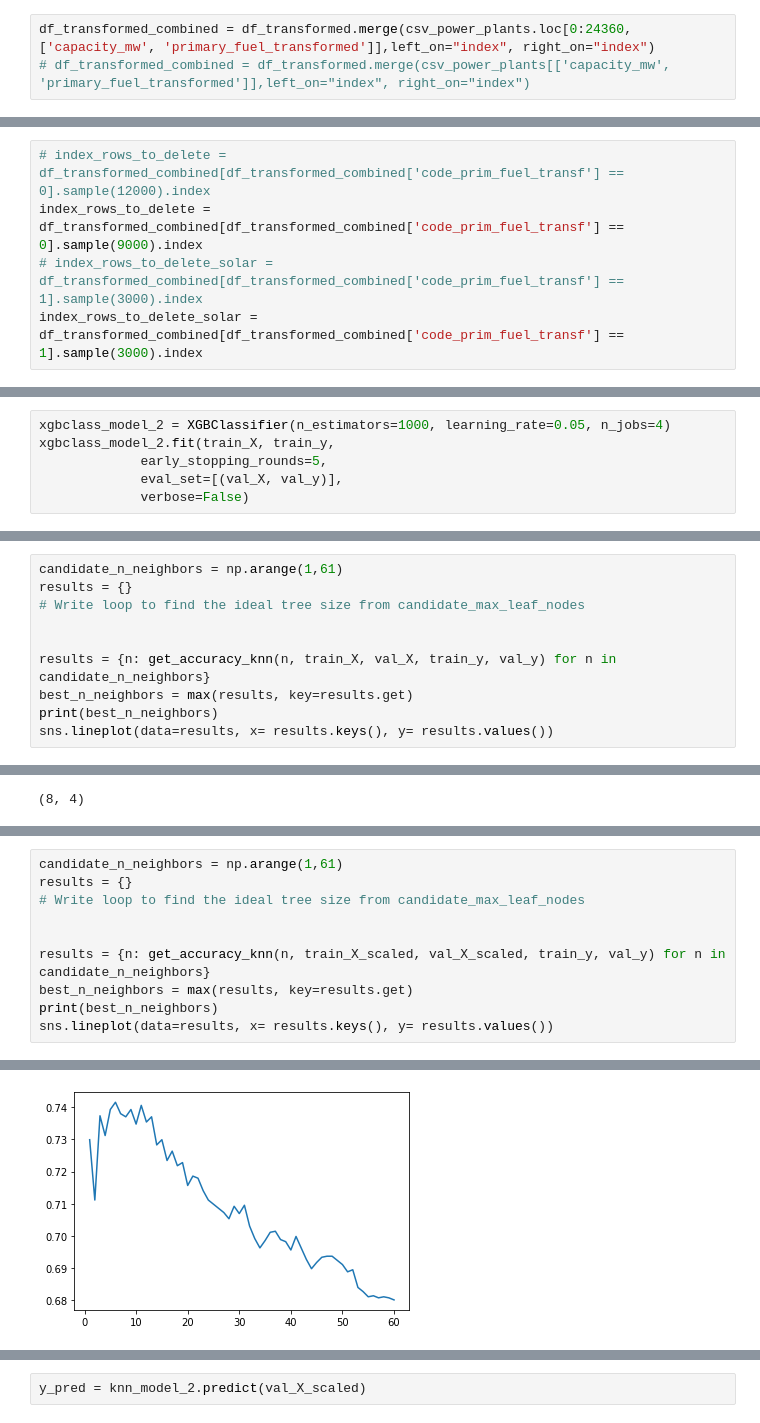
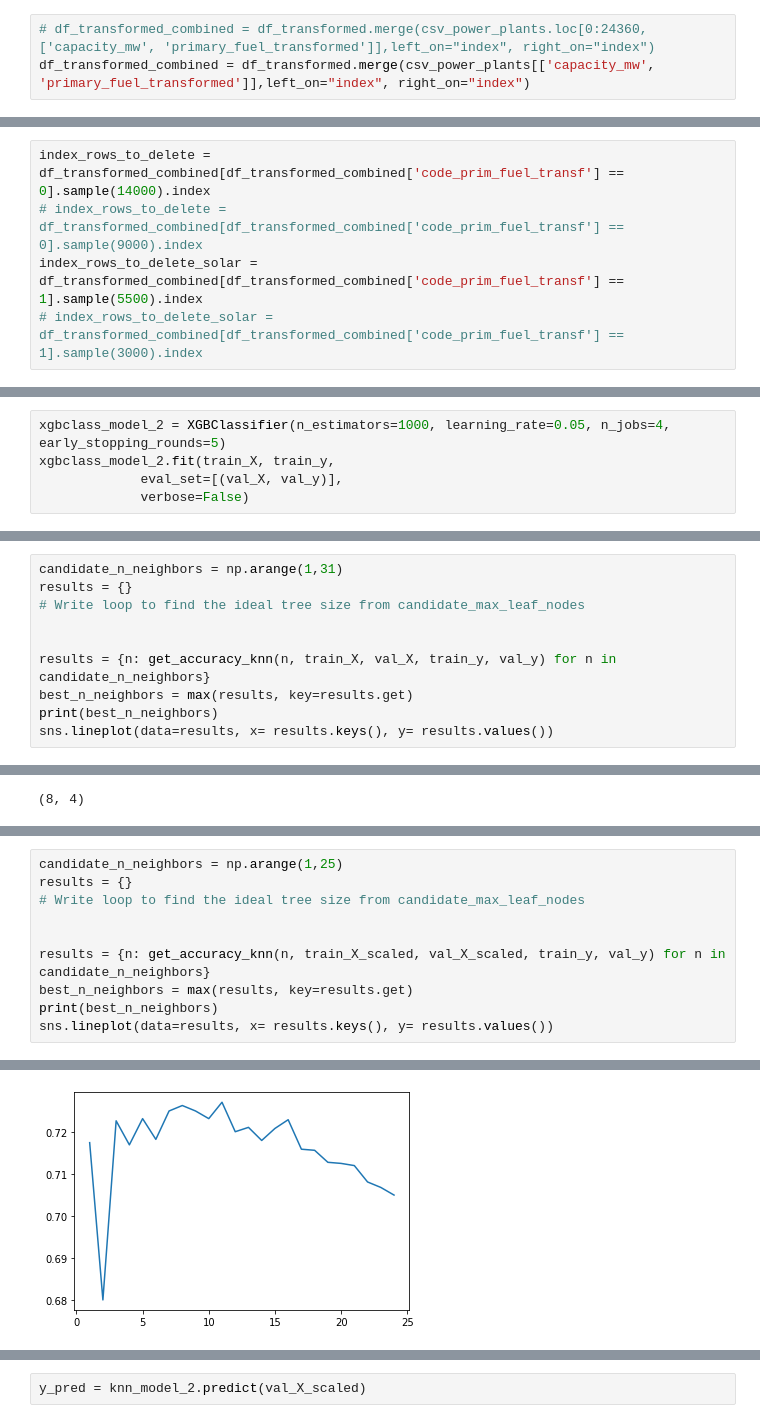
Before and after one commit to tomashbk/solar_wind_power_plants_prediction, a Jupyter notebook: notebooks/0.31-EDA-in-data-transformed-and-combined.ipynb, the cells around one changed output, grey strips where cells are left out. Drawn from its saved outputs; the diff is of its cells as text.

```diff
--- a/notebooks/0.31-EDA-in-data-transformed-and-combined.ipynb
+++ b/notebooks/0.31-EDA-in-data-transformed-and-combined.ipynb
@@ -75,8 +75,8 @@ csv_power_plants
 | 34935 | 750.0 | -16.5222 | 28.7619 | Other |
 34936 rows × 4 columns
 # %%
-df_transformed_combined = df_transformed.merge(csv_power_plants.loc[0:24360, ['capacity_mw', 'primary_fuel_transformed']],left_on="index", right_on="index")
-# df_transformed_combined = df_transformed.merge(csv_power_plants[['capacity_mw', 'primary_fuel_transformed']],left_on="index", right_on="index")
+# df_transformed_combined = df_transformed.merge(csv_power_plants.loc[0:24360, ['capacity_mw', 'primary_fuel_transformed']],left_on="index", right_on="index")
+df_transformed_combined = df_transformed.merge(csv_power_plants[['capacity_mw', 'primary_fuel_transformed']],left_on="index", right_on="index")
 # %%
 df_transformed_combined
 # %% [output]
@@ -123,10 +123,10 @@ df_target_equivalent
 # %% [markdown]
 ## Balancing the data
 # %%
-# index_rows_to_delete = df_transformed_combined[df_transformed_combined['code_prim_fuel_transf'] == 0].sample(12000).index
-index_rows_to_delete = df_transformed_combined[df_transformed_combined['code_prim_fuel_transf'] == 0].sample(9000).index
+index_rows_to_delete = df_transformed_combined[df_transformed_combined['code_prim_fuel_transf'] == 0].sample(14000).index
+# index_rows_to_delete = df_transformed_combined[df_transformed_combined['code_prim_fuel_transf'] == 0].sample(9000).index
+index_rows_to_delete_solar = df_transformed_combined[df_transformed_combined['code_prim_fuel_transf'] == 1].sample(5500).index
 # index_rows_to_delete_solar = df_transformed_combined[df_transformed_combined['code_prim_fuel_transf'] == 1].sample(3000).index
-index_rows_to_delete_solar = df_transformed_combined[df_transformed_combined['code_prim_fuel_transf'] == 1].sample(3000).index
 # %%
 df_transformed_combined.drop(index_rows_to_delete, axis = 0, inplace = True)
 df_transformed_combined.drop(index_rows_to_delete_solar, axis = 0, inplace = True)
@@ -403,7 +403,6 @@ sns.heatmap(confusion_matrix_return, annot=True, fmt = 'g')
 # %%
-xgbclass_model_2 = XGBClassifier(n_estimators=1000, learning_rate=0.05, n_jobs=4)
+xgbclass_model_2 = XGBClassifier(n_estimators=1000, learning_rate=0.05, n_jobs=4, early_stopping_rounds=5)
 xgbclass_model_2.fit(train_X, train_y,
-             early_stopping_rounds=5,
              eval_set=[(val_X, val_y)],
              verbose=False)
 # %% [output]
@@ -432,7 +431,7 @@ sns.heatmap(confusion_matrix_return, annot=True, fmt = 'g')
 # %% [markdown]
 # KNN
 # %%
-candidate_n_neighbors = np.arange(1,61)
+candidate_n_neighbors = np.arange(1,31)
 results = {}
 # Write loop to find the ideal tree size from candidate_max_leaf_nodes
 
@@ -564,5 +523,5 @@ array([[<AxesSubplot:title={'center':'ANN_CLRSKY_SFC_SW_DNI_2009'}>,
 # %%
-candidate_n_neighbors = np.arange(1,61)
+candidate_n_neighbors = np.arange(1,25)
 results = {}
 # Write loop to find the ideal tree size from candidate_max_leaf_nodes
 
@@ -576,5 +535,5 @@ sns.lineplot(data=results, x= results.keys(), y= results.values())
 <AxesSubplot:>
-[figure, old version]
+[figure, new version]
 # %%
 knn_model_2 = KNeighborsClassifier(n_neighbors = best_n_neighbors)
 knn_model_2.fit(train_X_scaled, train_y)
```
Also changed, not shown: parts of 40 cells of this notebook, 1 other file.
